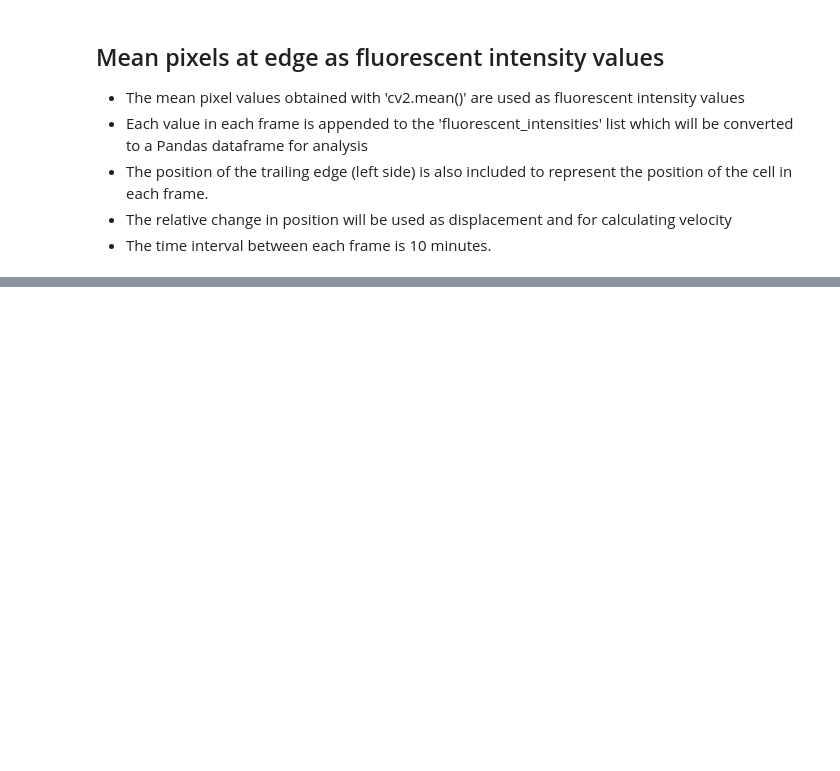
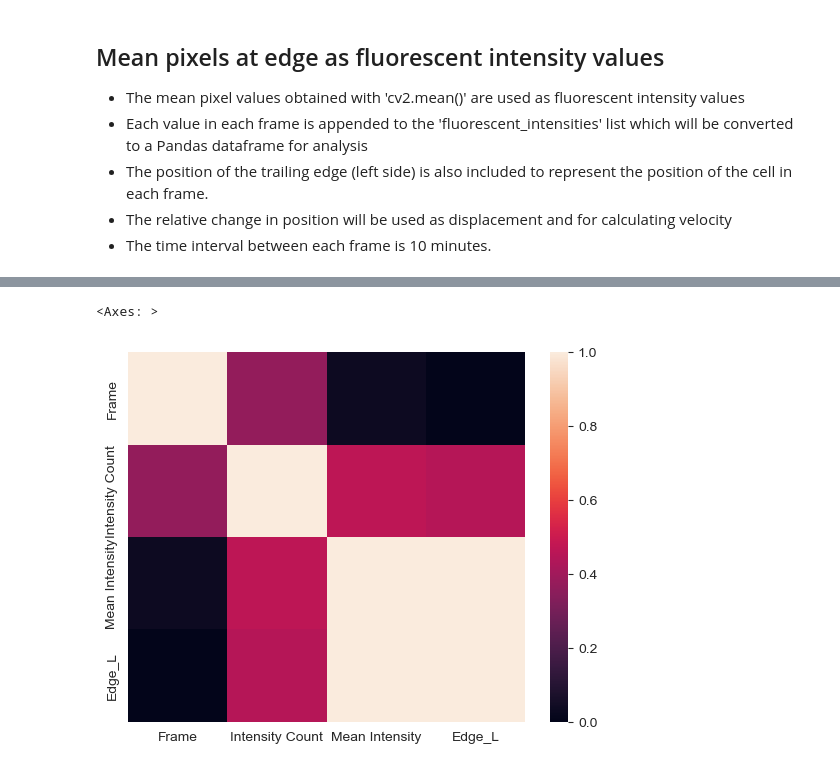
Before and after one commit to ProfNuru/cell-segmentations, a Jupyter notebook: Movie2_Analysis.ipynb, the cells around one changed output, grey strips where cells are left out. Saved outputs shown, nothing was run; the diff lists cells and outputs as text; code cells hidden in the pictures; blank space fills up the shorter version.

```diff
--- a/Movie2_Analysis.ipynb
+++ b/Movie2_Analysis.ipynb
@@ -306,0 +253,6 @@ That is, significantly more AQP4 proteins localize at the trailing edge than the
+# %%
+data_df = pd.DataFrame(data, columns =  ["Frame", "Edge", "Intensity Count","Mean Intensity"])
+dummies = pd.get_dummies(data_df)
+data_with_dummies_df = pd.concat([data_df, dummies[["Edge_L"]]], axis='columns')
+cleaned_data = data_with_dummies_df.drop(['Edge'], axis='columns')*1
+cleaned_data.head()
@@ -306,0 +266,6 @@ That is, significantly more AQP4 proteins localize at the trailing edge than the
+# %%
+# Correlation
+sns.heatmap(cleaned_data.corr())
+# %% [output]
+<Axes: >
+[figure, added]
```
Also changed, not shown: parts of 27 cells of this notebook, 5 other files.
